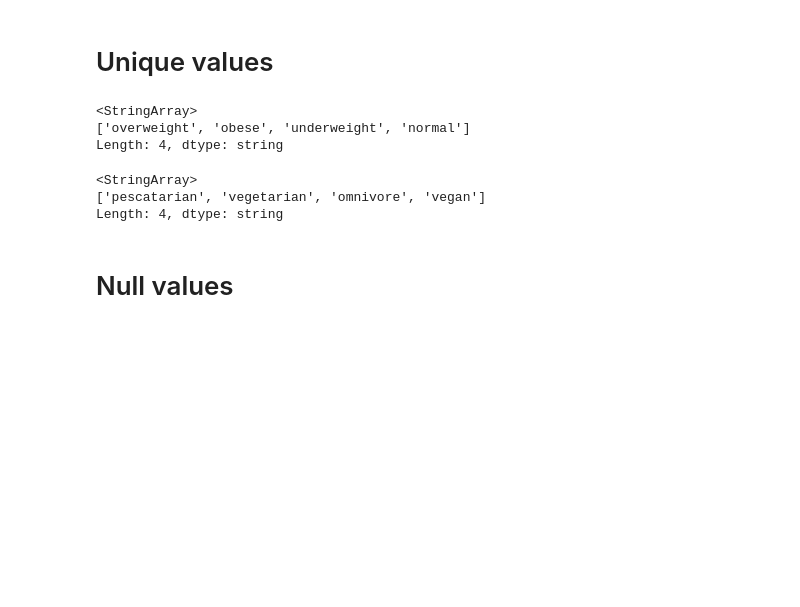
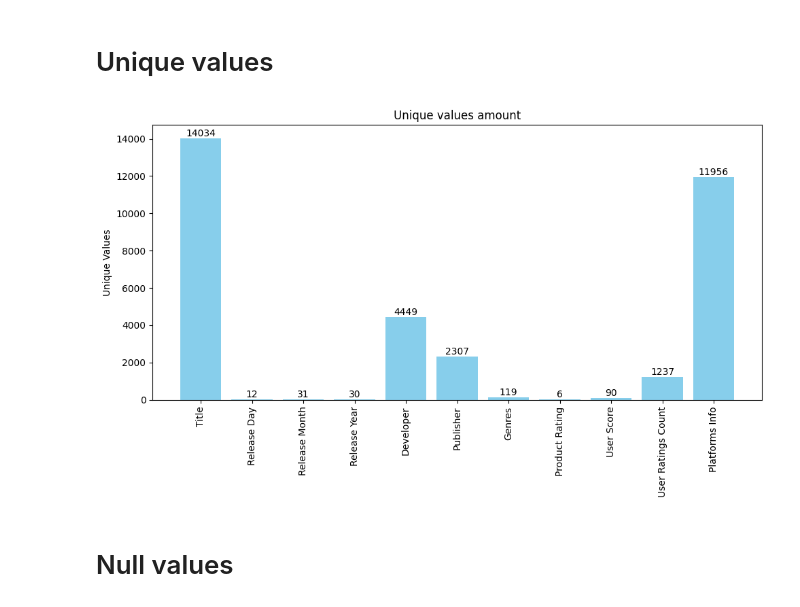
Before and after one commit to juancbuitrago/ETL-Proyect, a Jupyter notebook: EDA.ipynb, the cells around one changed output. Drawn from its saved outputs; the diff is of its cells as text; code cells hidden in the pictures; blank space fills up the shorter version.

```diff
--- a/EDA.ipynb
+++ b/EDA.ipynb
@@ -121,17 +137,22 @@ Tipo: <class 'tuple'>
 # %% [markdown]
 # Unique values
 # %%
-df1['Body Type'].unique()
+unique_amount = df.nunique()
+
+plt.figure(figsize=(10, 6))
+
+bars = plt.bar(unique_amount.index, unique_amount.values, color='skyblue')
+for bar in bars:
+    height = bar.get_height()
+    plt.text(bar.get_x() + bar.get_width()/2, height, str(int(height)), ha='center', va='bottom')
+
+plt.ylabel('Unique Values')
+plt.title('Unique values amount')
+plt.xticks(rotation=90)
+plt.tight_layout()
+plt.show()
 # %% [output]
-<StringArray>
-['overweight', 'obese', 'underweight', 'normal']
-Length: 4, dtype: string
+[figure, added]
-# %%
-df1['Diet'].unique()
-# %% [output]
-<StringArray>
-['pescatarian', 'vegetarian', 'omnivore', 'vegan']
-Length: 4, dtype: string
 # %% [markdown]
 # Null values
 # %%
```
Also changed, not shown: parts of 25 cells of this notebook.
